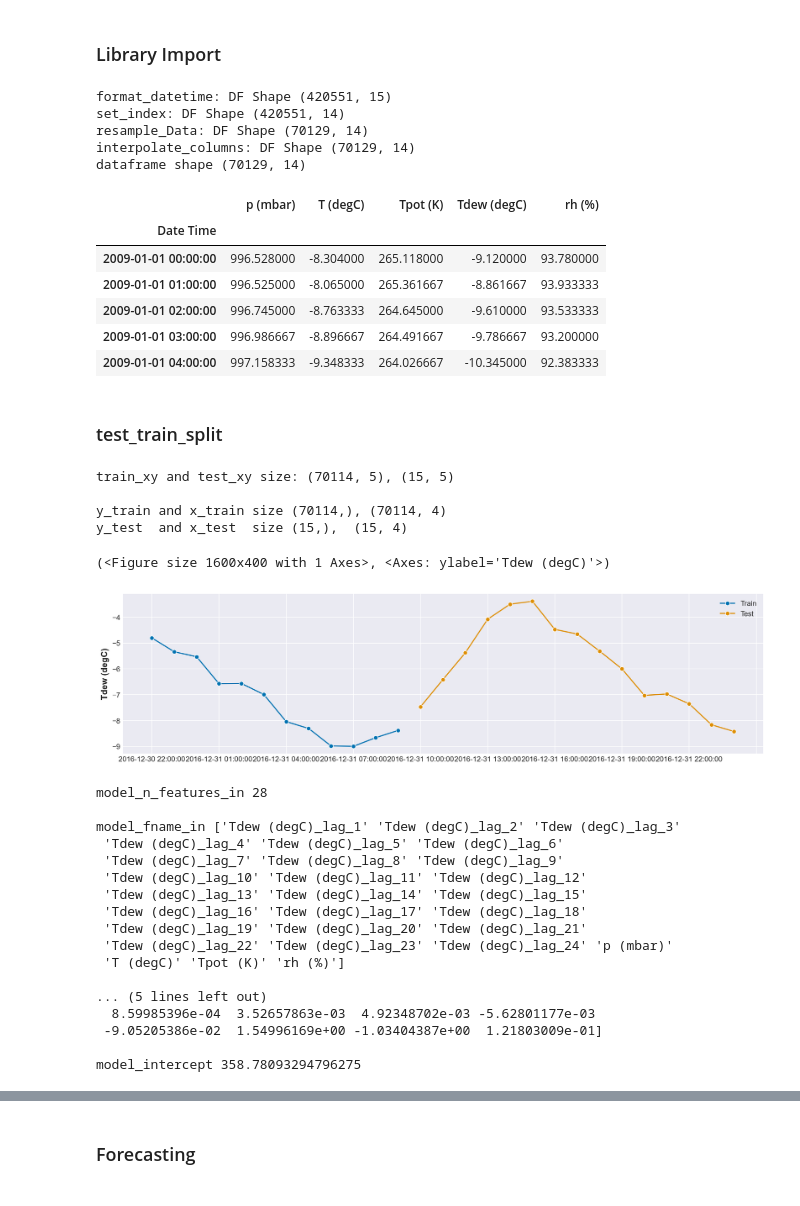
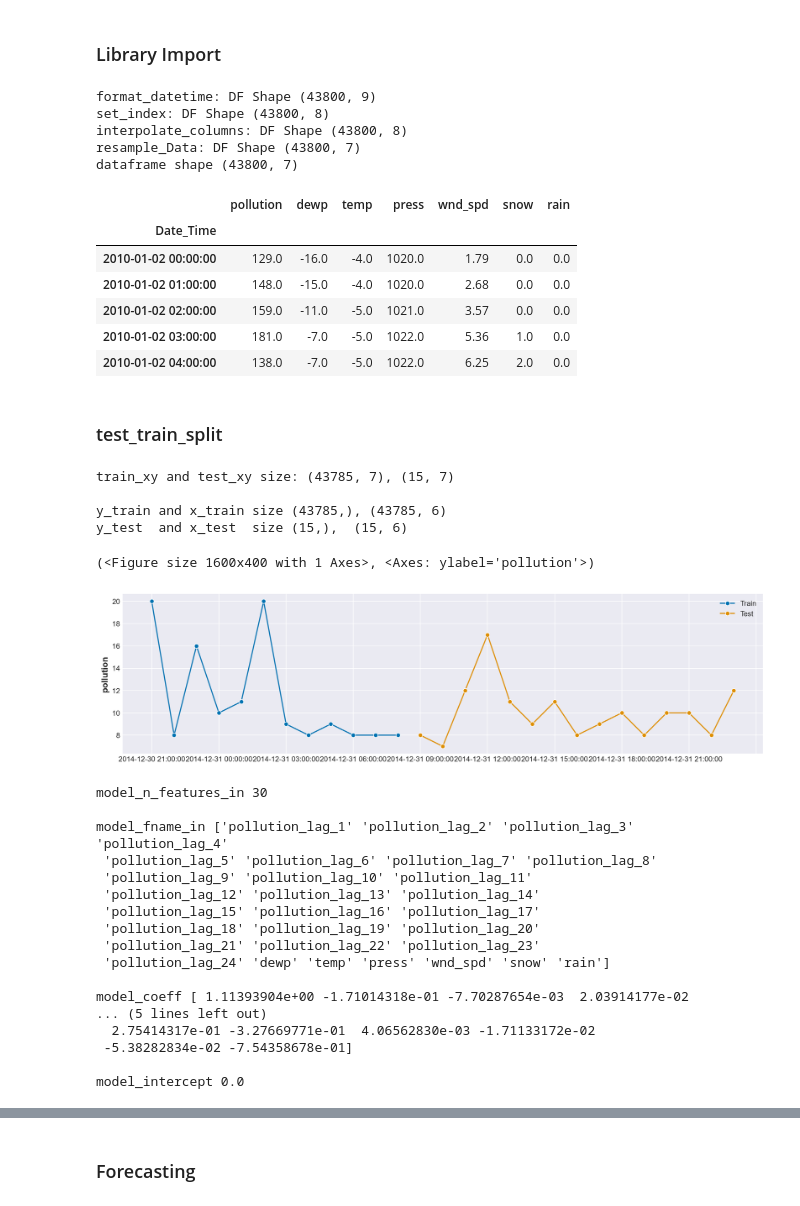
Before and after one commit to RahulDas-dev/Time-Series-Examples, a Jupyter notebook: sktime/Load_model.ipynb, the cells around one changed output, grey strips where cells are left out. Drawn from its saved outputs; the diff is of its cells as text; code cells hidden in the pictures.

```diff
--- a/sktime/Load_model.ipynb
+++ b/sktime/Load_model.ipynb
@@ -26,74 +26,71 @@ plt.rc(
 
 %config InlineBackend.figure_format = 'retina'
 # %%
-from src.load_datasets import load_climate_change_data
-
+from src.load_datasets import load_air_polution_data
 
 dataframe = (
-    load_climate_change_data()
-    .pipe(format_datetime, col="Date Time")
-    .pipe(set_index, col="Date Time")
+    load_air_polution_data()
+    .pipe(format_datetime, col="Date_Time")
+    .pipe(set_index, col="Date_Time")
+    .pipe(interpolate_column, cols="pollution")
     .pipe(resample_data, freq="H")
-    .pipe(interpolate_column)
 )
 
 print(f"dataframe shape {dataframe.shape}")
 
-dataframe = dataframe[
-    ["p (mbar)", "T (degC)", "Tpot (K)", "Tdew (degC)", "rh (%)"]
-].copy(deep=True)
+# dataframe = dataframe.tail(515)
 
 dataframe.head()
 # %% [output]
-format_datetime: DF Shape (420551, 15)
-set_index: DF Shape (420551, 14)
-resample_Data: DF Shape (70129, 14)
-interpolate_columns: DF Shape (70129, 14)
-dataframe shape (70129, 14)
+format_datetime: DF Shape (43800, 9)
+set_index: DF Shape (43800, 8)
+interpolate_columns: DF Shape (43800, 8)
+resample_Data: DF Shape (43800, 7)
+dataframe shape (43800, 7)
-|  | p (mbar) | T (degC) | Tpot (K) | Tdew (degC) | rh (%) |
-| Date Time |  |  |  |  |  |
-| 2009-01-01 00:00:00 | 996.528000 | -8.304000 | 265.118000 | -9.120000 | 93.780000 |
-| 2009-01-01 01:00:00 | 996.525000 | -8.065000 | 265.361667 | -8.861667 | 93.933333 |
-| 2009-01-01 02:00:00 | 996.745000 | -8.763333 | 264.645000 | -9.610000 | 93.533333 |
-| 2009-01-01 03:00:00 | 996.986667 | -8.896667 | 264.491667 | -9.786667 | 93.200000 |
-| 2009-01-01 04:00:00 | 997.158333 | -9.348333 | 264.026667 | -10.345000 | 92.383333 |
+|  | pollution | dewp | temp | press | wnd_spd | snow | rain |
+| Date_Time |  |  |  |  |  |  |  |
+| 2010-01-02 00:00:00 | 129.0 | -16.0 | -4.0 | 1020.0 | 1.79 | 0.0 | 0.0 |
+| 2010-01-02 01:00:00 | 148.0 | -15.0 | -4.0 | 1020.0 | 2.68 | 0.0 | 0.0 |
+| 2010-01-02 02:00:00 | 159.0 | -11.0 | -5.0 | 1021.0 | 3.57 | 0.0 | 0.0 |
+| 2010-01-02 03:00:00 | 181.0 | -7.0 | -5.0 | 1022.0 | 5.36 | 1.0 | 0.0 |
+| 2010-01-02 04:00:00 | 138.0 | -7.0 | -5.0 | 1022.0 | 6.25 | 2.0 | 0.0 |
 # %% [markdown]
 ### test_train_split
 # %%
 from sktime.utils.plotting import plot_series
 from sktime.forecasting.model_selection import temporal_train_test_split
 
 TEST_SIZE = 15
-TARGET_COl = "Tdew (degC)"
+TARGET_COl = "pollution"
 
 train_xy, test_xy = temporal_train_test_split(dataframe, test_size=TEST_SIZE)
 
 print(f"train_xy and test_xy size: {train_xy.shape}, {test_xy.shape}", end="\n\n")
 
 y_train = train_xy[TARGET_COl].copy(deep=True)
 x_train = train_xy.drop(columns=[TARGET_COl]).copy(deep=True)
 
 y_test = test_xy[TARGET_COl].copy(deep=True)
 x_test = test_xy.drop(columns=[TARGET_COl]).copy(deep=True)
 
 print(f"y_train and x_train size {y_train.shape}, {x_train.shape}")
 print(
     f"y_test  and x_test  size {y_test.shape},  {x_test.shape}",
     end="\n\n",
 )
 
 plot_series(y_train.tail(12), y_test, labels=["Train", "Test"])
 # %% [output]
-train_xy and test_xy size: (70114, 5), (15, 5)
+train_xy and test_xy size: (43785, 7), (15, 7)
 
-y_train and x_train size (70114,), (70114, 4)
-y_test  and x_test  size (15,),  (15, 4)
+y_train and x_train size (43785,), (43785, 6)
+y_test  and x_test  size (15,),  (15, 6)
-(<Figure size 1600x400 with 1 Axes>, <Axes: ylabel='Tdew (degC)'>)
+(<Figure size 1600x400 with 1 Axes>, <Axes: ylabel='pollution'>)
-[figure, old version]
+[figure, new version]
 # %%
 import joblib
 
-trained_model = joblib.load("../results/ridge.pkl")
+trained_model = joblib.load("../results/LassoLars.pkl")
 
 
 model_n_features_in = trained_model.get_fitted_params()[
@@ -112,23 +109,23 @@ print(f"model_fname_in {model_fname_in}", end="\n\n")
 print(f"model_coeff {model_coeff}", end="\n\n")
 print(f"model_intercept {model_intercept}", end="\n\n")
 # %% [output]
-model_n_features_in 28
+model_n_features_in 30
 
-model_fname_in ['Tdew (degC)_lag_1' 'Tdew (degC)_lag_2' 'Tdew (degC)_lag_3'
- 'Tdew (degC)_lag_4' 'Tdew (degC)_lag_5' 'Tdew (degC)_lag_6'
- 'Tdew (degC)_lag_7' 'Tdew (degC)_lag_8' 'Tdew (degC)_lag_9'
- 'Tdew (degC)_lag_10' 'Tdew (degC)_lag_11' 'Tdew (degC)_lag_12'
- 'Tdew (degC)_lag_13' 'Tdew (degC)_lag_14' 'Tdew (degC)_lag_15'
- 'Tdew (degC)_lag_16' 'Tdew (degC)_lag_17' 'Tdew (degC)_lag_18'
- 'Tdew (degC)_lag_19' 'Tdew (degC)_lag_20' 'Tdew (degC)_lag_21'
- 'Tdew (degC)_lag_22' 'Tdew (degC)_lag_23' 'Tdew (degC)_lag_24' 'p (mbar)'
- 'T (degC)' 'Tpot (K)' 'rh (%)']
+model_fname_in ['pollution_lag_1' 'pollution_lag_2' 'pollution_lag_3' 'pollution_lag_4'
+ 'pollution_lag_5' 'pollution_lag_6' 'pollution_lag_7' 'pollution_lag_8'
+ 'pollution_lag_9' 'pollution_lag_10' 'pollution_lag_11'
+ 'pollution_lag_12' 'pollution_lag_13' 'pollution_lag_14'
+ 'pollution_lag_15' 'pollution_lag_16' 'pollution_lag_17'
+ 'pollution_lag_18' 'pollution_lag_19' 'pollution_lag_20'
+ 'pollution_lag_21' 'pollution_lag_22' 'pollution_lag_23'
+ 'pollution_lag_24' 'dewp' 'temp' 'press' 'wnd_spd' 'snow' 'rain']
 
+model_coeff [ 1.11393904e+00 -1.71014318e-01 -7.70287654e-03  2.03914177e-02
 ... (5 lines left out)
-  8.59985396e-04  3.52657863e-03  4.92348702e-03 -5.62801177e-03
- -9.05205386e-02  1.54996169e+00 -1.03404387e+00  1.21803009e-01]
+  2.75414317e-01 -3.27669771e-01  4.06562830e-03 -1.71133172e-02
+ -5.38282834e-02 -7.54358678e-01]
 
-model_intercept 358.78093294796275
+model_intercept 0.0
 # %%
 print(x_test.columns)
 # %% [output]
```
Also changed, not shown: parts of 4 cells of this notebook, 3 other files.
